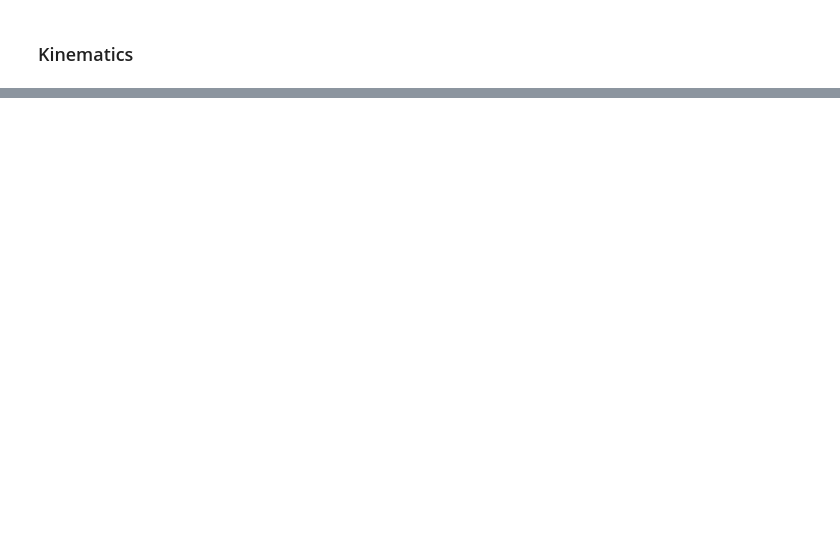
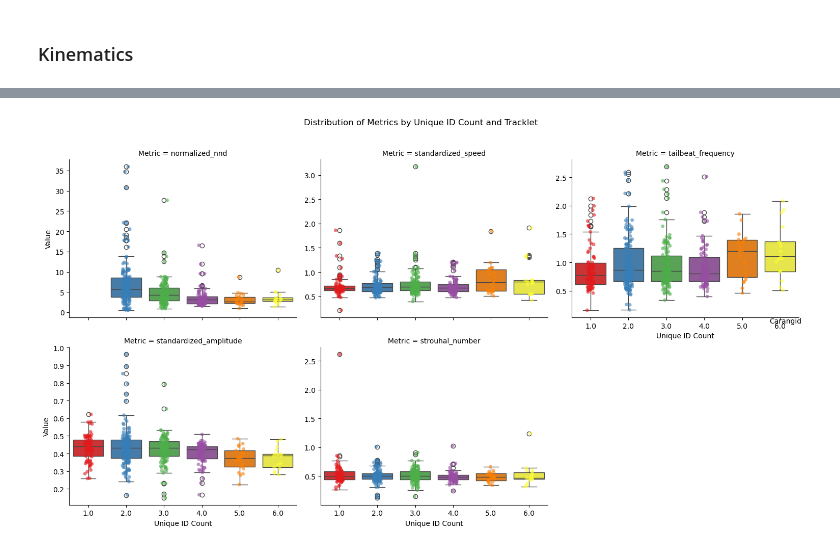
Before and after one commit to albiangela/BSc_code, a Jupyter notebook: sophias_notebooks/Figures.ipynb, the cells around one changed output, grey strips where cells are left out. Drawn from its saved outputs; the diff is of its cells as text; code cells hidden in the pictures; blank space fills up the shorter version.

```diff
--- a/sophias_notebooks/Figures.ipynb
+++ b/sophias_notebooks/Figures.ipynb
@@ -862,65 +832,43 @@ for metric in metrics:
 # %% [markdown]
 ### Kinematics
 # %%
-import seaborn as sns
-import matplotlib.pyplot as plt
-import pandas as pd
+# Define the list of metrics you want to calculate the mean for
+metrics = ['normalized_nnd', 'standardized_speed', 'tailbeat_frequency',
+           'standardized_amplitude', 'strouhal_number']
 
-# Function to calculate averages for multiple metrics with filtering
-def calculate_segment_averages(data, metrics, min_count=100):
-    averages = []
-    for trial, trial_data in data.groupby('Trial'):
-        for id_, id_data in trial_data.groupby('ID'):
-            for segment, segment_data in id_data.groupby('segment'):  # Group by 'segment'
-                if len(segment_data) >= min_count:  # Filter by minimum count
-                    avg_values = {metric: segment_data[metric].mean() for metric in metrics}
-                    avg_values['Trial'] = trial  # Add Trial information
-                    avg_values['Carangid'] = segment_data['carangids'].iloc[0]  # Add carangid info
-                    averages.append(avg_values)  # Append average values for all metrics
-    return pd.DataFrame(averages)
+# Group by 'unique_id_count', 'Trial_num', and 'tracklet', then calculate mean for each metric
+nndTracklet = df[['unique_id_count', 'Trial_num', 'tracklet'] + metrics].groupby(
+    ['unique_id_count', 'Trial_num', 'tracklet']
+).mean().reset_index()
 
-# Metrics to plot
-metrics = ['tailbeat_frequency', 'standardized_amplitude', 'strouhal_number']
+# Define the color palette
+palette = "Set1"
 
-# Calculate the averages for the metrics
-avg_df = calculate_segment_averages(data2, metrics)
+# Create a new column 'Metric' to melt the dataframe for FacetGrid
+nndTracklet_melted = nndTracklet.melt(id_vars=['unique_id_count', 'Trial_num', 'tracklet'],
+                                      value_vars=metrics,
+                                      var_name='Metric',
+                                      value_name='Value')
 
-# Ensure 'Carangid' is treated as a categorical variable
-avg_df['Carangid'] = avg_df['Carangid'].astype('category')
+# Create a FacetGrid: one plot per metric
+g = sns.FacetGrid(nndTracklet_melted, col='Metric', col_wrap=3, height=4, aspect=1.2, sharey=False)
 
-# Define color palette for carangid (0: red, 1: blue) with string keys to match the data
-palette="Set1"
+# Map a boxplot onto each facet (for each metric)
+g.map_dataframe(sns.boxplot, x='unique_id_count', y='Value', palette=palette)
 
-# Create plots for each metric
-for metric in metrics:
-    plt.figure(figsize=(12, 8))
+# Overlay strip plot for data points on top of the boxplot
+g.map_dataframe(sns.stripplot, x="unique_id_count", y="Value", data=nndTracklet_melted,
+                palette=palette, marker="o", alpha=0.6, jitter=True)
 
-    # Box plot for the current metric, with x as 'Carangid' and the specified color palette
-    sns.boxplot(x="Carangid", y=metric, data=avg_df, palette=palette)
+# Adjust labels, legend, and overall title
+g.set_axis_labels("Unique ID Count", "Value")
+g.fig.suptitle(f'Distribution of Metrics by Unique ID Count and Tracklet', y=1.02)
 
-    # Overlay strip plot for data points with the same color palette
-    sns.stripplot(
-        x="Carangid", y=metric, data=avg_df, palette=palette, marker="o", alpha=0.6, jitter=True
-    )
+# Add a legend
+g.add_legend(title='Carangid')
 
-    # Add legend using Carangid values (0: red, 1: blue)
-    handles = [
-        plt.Line2D([0], [0], marker='o', color='red', linestyle='', markersize=10, label='Carangid 0'),
-        plt.Line2D([0], [0], marker='o', color='blue', linestyle='', markersize=10, label='Carangid 1')
-    ]
-    plt.legend(handles=handles, title='Carangid', bbox_to_anchor=(1.05, 1), loc='upper left')
-
-    # Title and labels
-    plt.title(f'{metric.replace("_", " ").title()} Distribution by Carangid with Data Points', fontsize=16)
-    plt.xlabel("Carangid", fontsize=14)
-    plt.ylabel(metric.replace("_", " ").title(), fontsize=14)
-
-    # Adjust layout for better readability
-    plt.tight_layout()
-
-    # Save each plot with a unique filename
-    filename = f"{figures_path}carangidsboxplot{metric}.png"
-    plt.savefig(filename)
-
-    # Show the plot
-    plt.show()
+# Save and show the plot
+plt.tight_layout()
+plt.savefig(f'{figures_path}metrics_uniqueidcount_tracklet_facetgrid.png')
+plt.show()
+# %% [output]
@@ -926,0 +892 @@ for metric in metrics:
+[figure, added]
```
Also changed, not shown: parts of 10 cells of this notebook.
